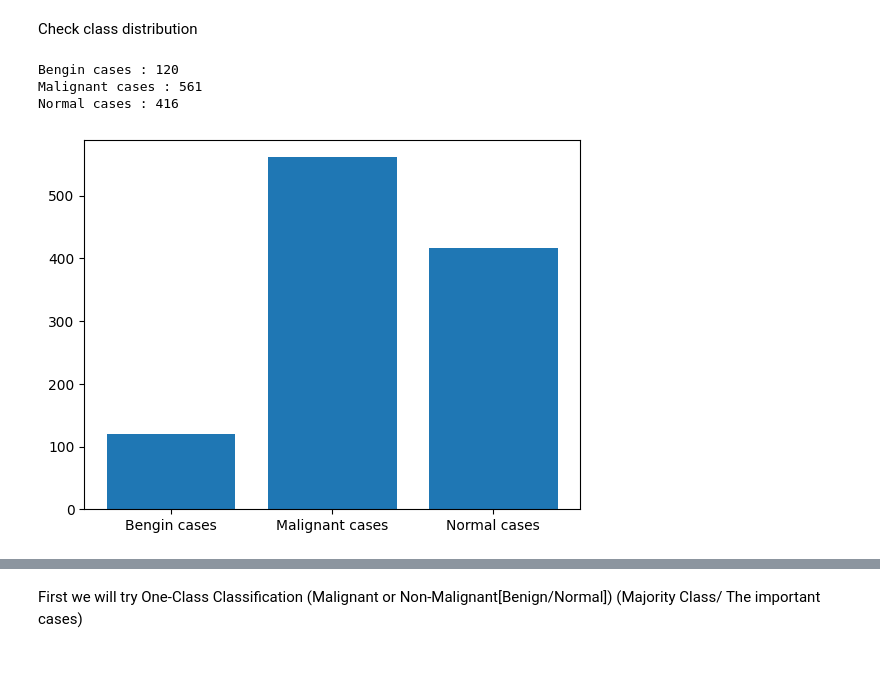
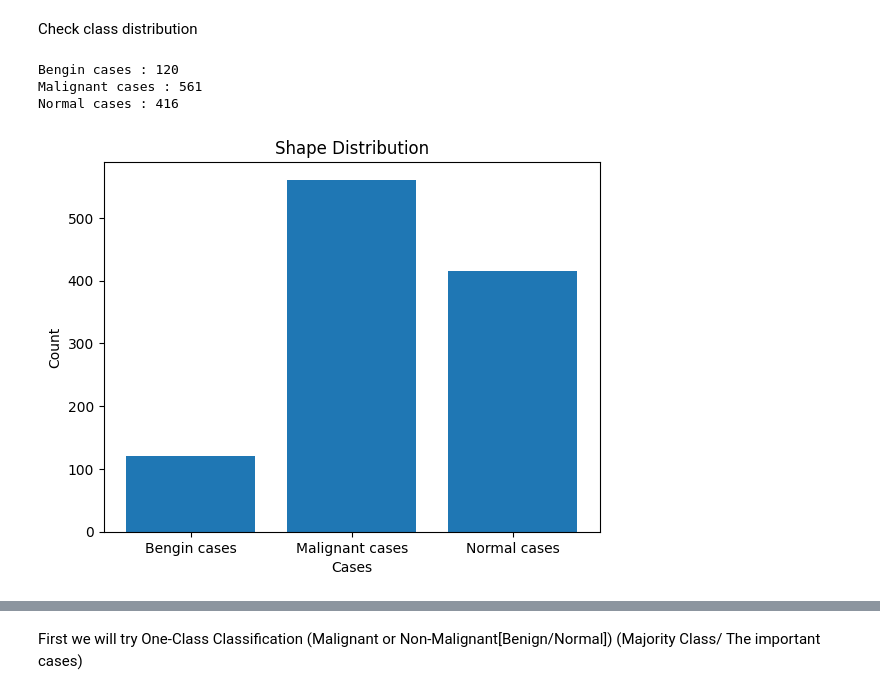
Before and after one commit to mrayyan2001/Lung-Cancer-Detection, a Jupyter notebook: main.ipynb, the cells around one changed output, grey strips where cells are left out. Drawn from its saved outputs; the diff is of its cells as text; code cells hidden in the pictures; blank space fills up the shorter version.

```diff
--- a/main.ipynb
+++ b/main.ipynb
@@ -120,14 +119,17 @@ Check class distribution
 # %%
 class_distribution = []
 
 for category in categories:
     class_distribution.append(len(images[category]))
     print(category, ":", len(images[category]))
 
 plt.bar(categories, class_distribution)
+plt.title("Shape Distribution")
+plt.xlabel("Cases")
+plt.ylabel("Count")
 plt.show()
 # %% [output]
 Bengin cases : 120
 Malignant cases : 561
 Normal cases : 416
-[figure, old version]
+[figure, new version]
```
Also changed, not shown: parts of 35 cells of this notebook, 5 other files.
